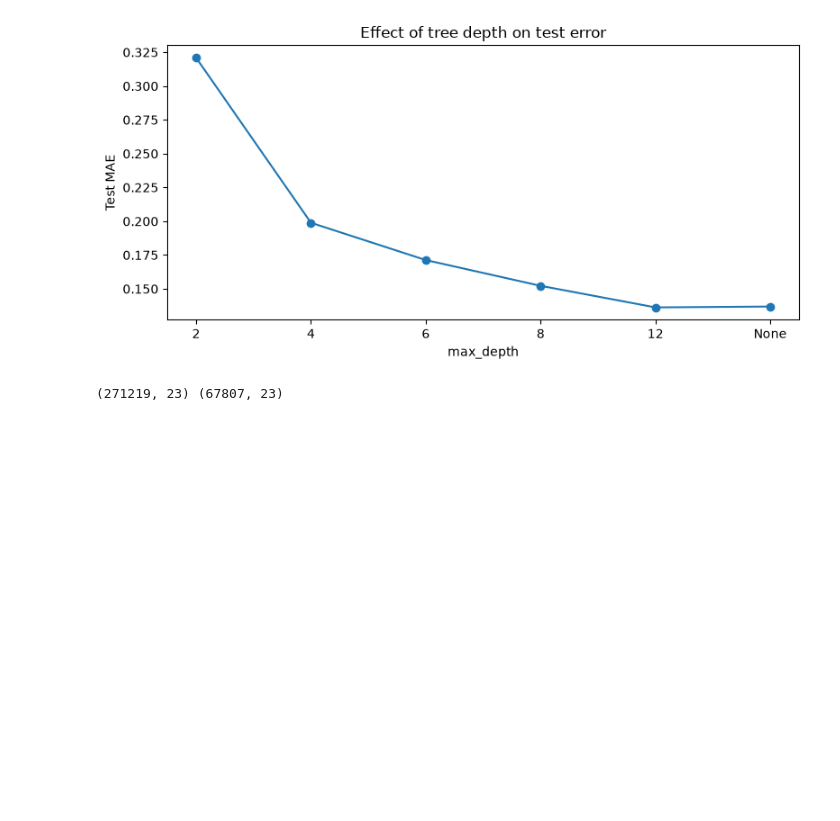
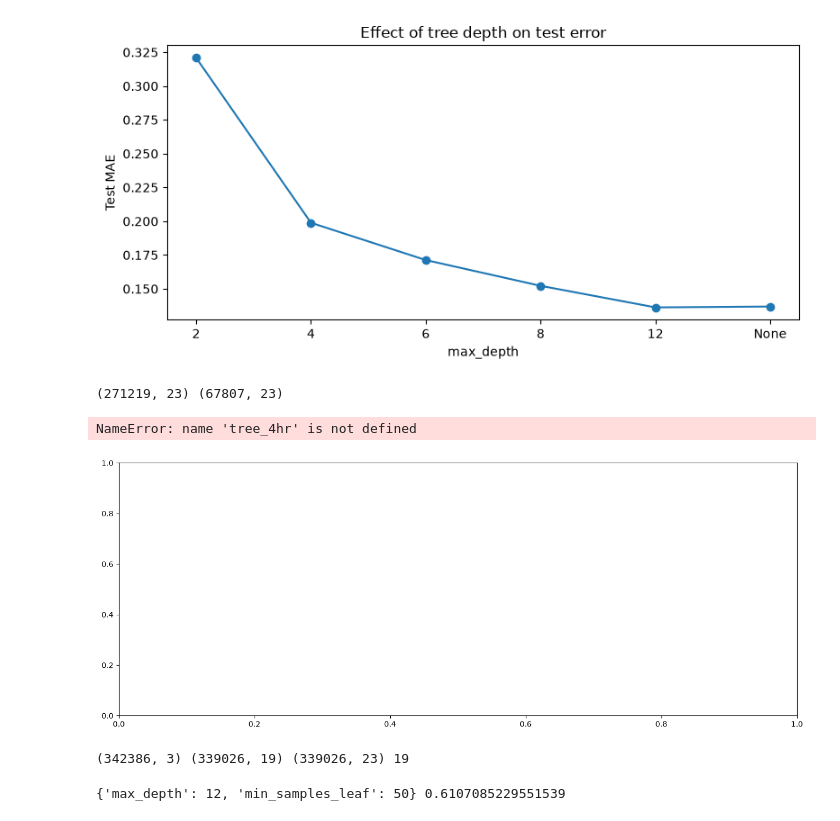
Before and after one commit to OscarPayne28/3001-OCCUPANCY-PROJECT, a Jupyter notebook: notebooks/02_modelling.ipynb, the cells around one changed output. Cells and saved outputs as stored; diff of their text form; code cells hidden in the pictures; blank space fills up the shorter version.

```diff
--- a/notebooks/02_modelling.ipynb
+++ b/notebooks/02_modelling.ipynb
@@ -737,3 +737,57 @@ test = encoded[encoded["time"] >= encoded["time"].quantile(0.8)]
 print(train.shape, test.shape)
 # %% [output]
 (271219, 23) (67807, 23)
+# %%
+from sklearn.tree import plot_tree
+import matplotlib.pyplot as plt
+
+fig, ax = plt.subplots(figsize=(16, 6))
+plot_tree(tree_4hr, max_depth=3, feature_names=feature_cols, filled=True, fontsize=8, ax=ax)
+plt.savefig("../report/tree_top_levels.png", dpi=150, bbox_inches="tight")
+plt.show()
+# %% [output]
+NameError: name 'tree_4hr' is not defined
+[figure, added]
+# %%
+from pathlib import Path
+import time
+
+import numpy as np
+import pandas as pd
+import matplotlib.pyplot as plt
+from sklearn.model_selection import GridSearchCV, TimeSeriesSplit
+from sklearn.tree import DecisionTreeRegressor, plot_tree
+from sklearn.linear_model import LinearRegression
+from sklearn.metrics import mean_absolute_error
+
+from occupancy.features import build_features
+from occupancy.evaluate import compare_at_horizon
+
+Path("../report").mkdir(exist_ok=True)
+
+grid = pd.read_parquet("../data/processed/occupancy_15min.parquet")
+raw, encoded, feature_cols = build_features(grid, lags=[1, 2, 4, 8, 16, 32, 96, 96 * 7])
+print(grid.shape, raw.shape, encoded.shape, len(feature_cols))
+# %% [output]
+(342386, 3) (339026, 19) (339026, 23) 19
+# %%
+param_grid = {"max_depth": [4, 6, 8, 10, 12], "min_samples_leaf": [5, 20, 50, 100]}
+
+h = 16  # tune at the 4-hour horizon
+target = raw.groupby("space")["headcount"].shift(-h)
+valid = target.notna()
+
+X = encoded.loc[valid, feature_cols]
+y = target[valid]
+t = encoded.loc[valid, "time"]
+is_train = t < t.quantile(0.8)
+
+order = t[is_train].sort_values().index   # chronological order
+search = GridSearchCV(
+    DecisionTreeRegressor(random_state=0), param_grid,
+    scoring="neg_mean_absolute_error", cv=TimeSeriesSplit(n_splits=5), n_jobs=-1,
+)
+search.fit(X.loc[order], y.loc[order])
+print(search.best_params_, -search.best_score_)
+# %% [output]
+{'max_depth': 12, 'min_samples_leaf': 50} 0.6107085229551539
```
Also changed, not shown: parts of 7 cells of this notebook, 6 other files.
